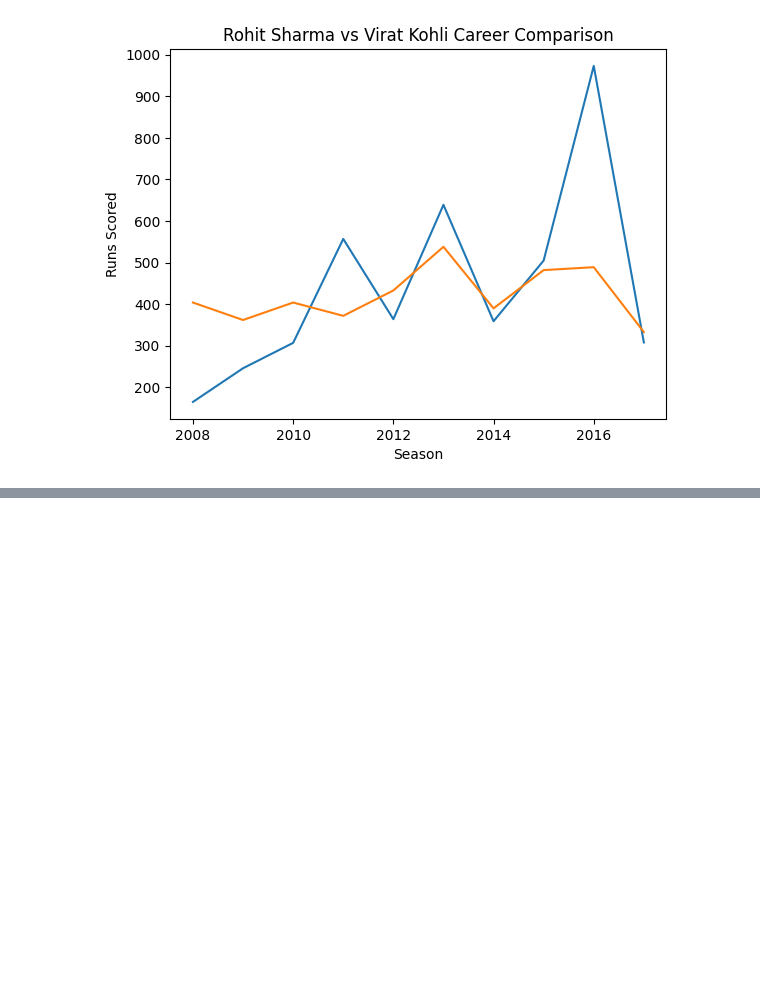
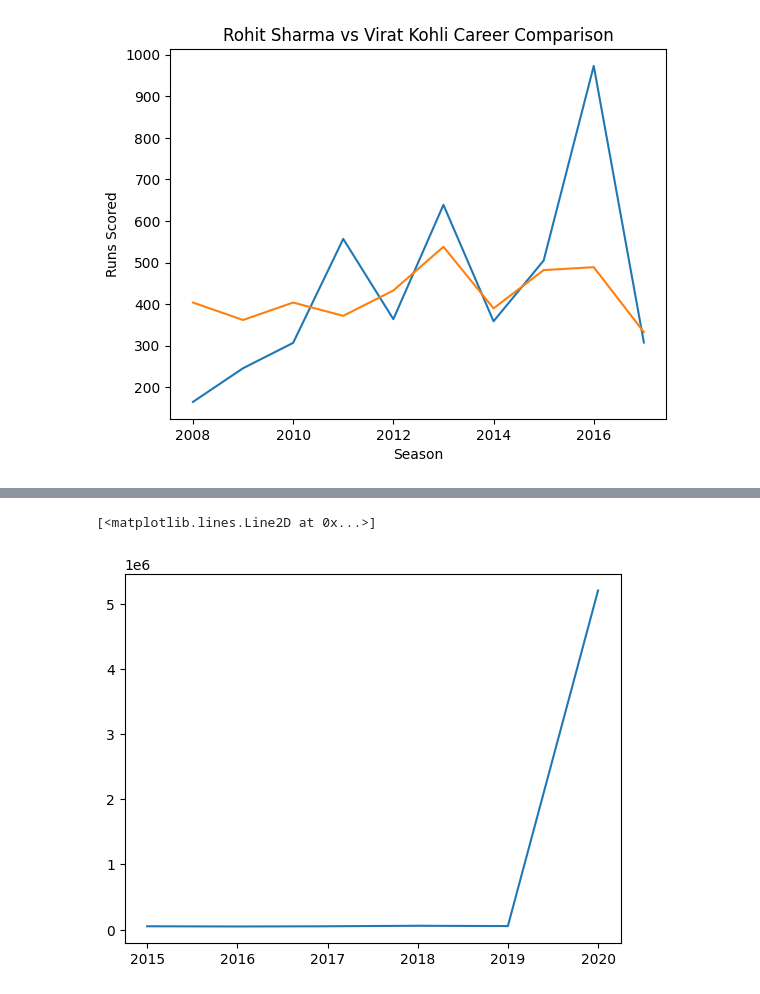
Before and after one commit to utkarshchouhan-dev/Python-Libraries, a Jupyter notebook: Matplotlib/matplotlib.ipynb, the cells around one changed output, grey strips where cells are left out. Drawn from its saved outputs; the diff is of its cells as text; code cells hidden in the pictures; blank space fills up the shorter version.

```diff
--- a/Matplotlib/matplotlib.ipynb
+++ b/Matplotlib/matplotlib.ipynb
@@ -122,0 +126,10 @@ plt.legend()
+# %%
+# limiting axes problem
+
+price = [51000,48000,51000,59000,54000,5200000] #because of an outlier the graph became a flatline. and those minor variations are hard to capture.
+year = [2015,2016,2017,2018,2019,2020]
+
+plt.plot(year,price)
+# %% [output]
+[<matplotlib.lines.Line2D at 0x...>]
+[figure, added]
```
Also changed, not shown: parts of 24 cells of this notebook, 2 other files.
